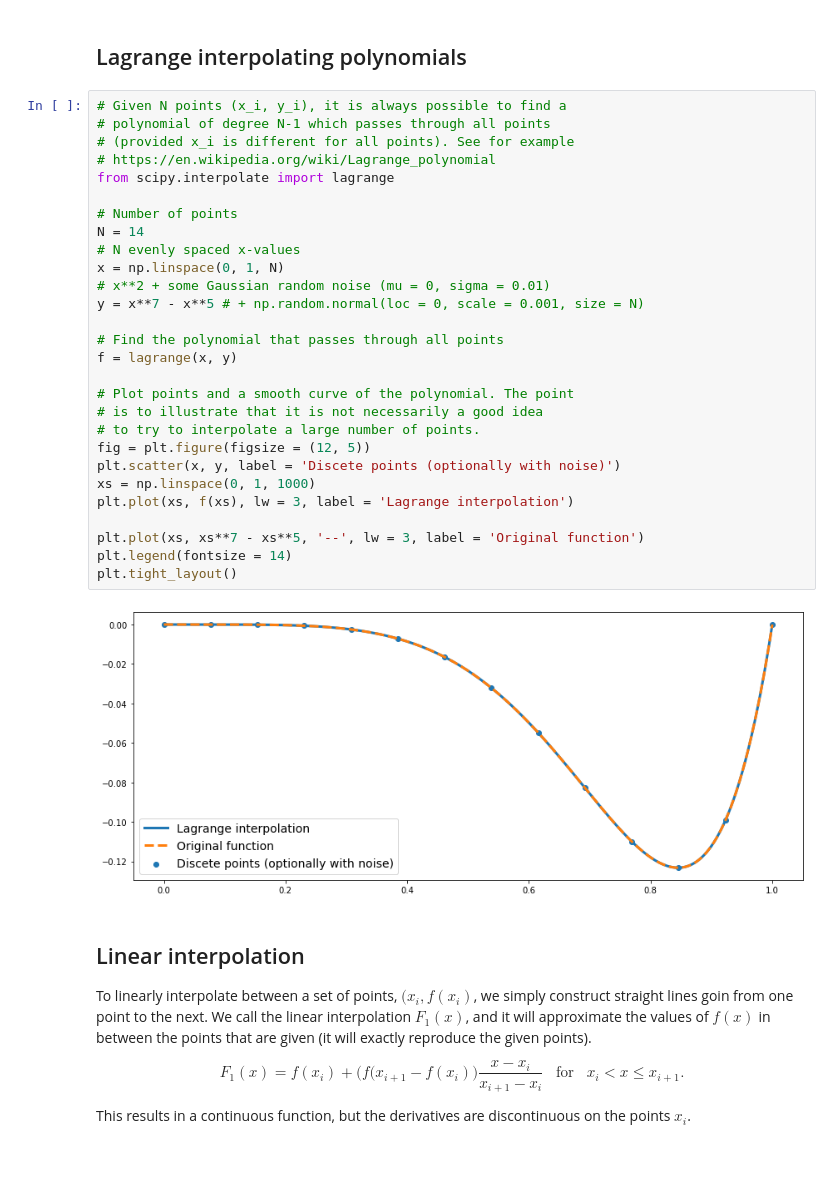
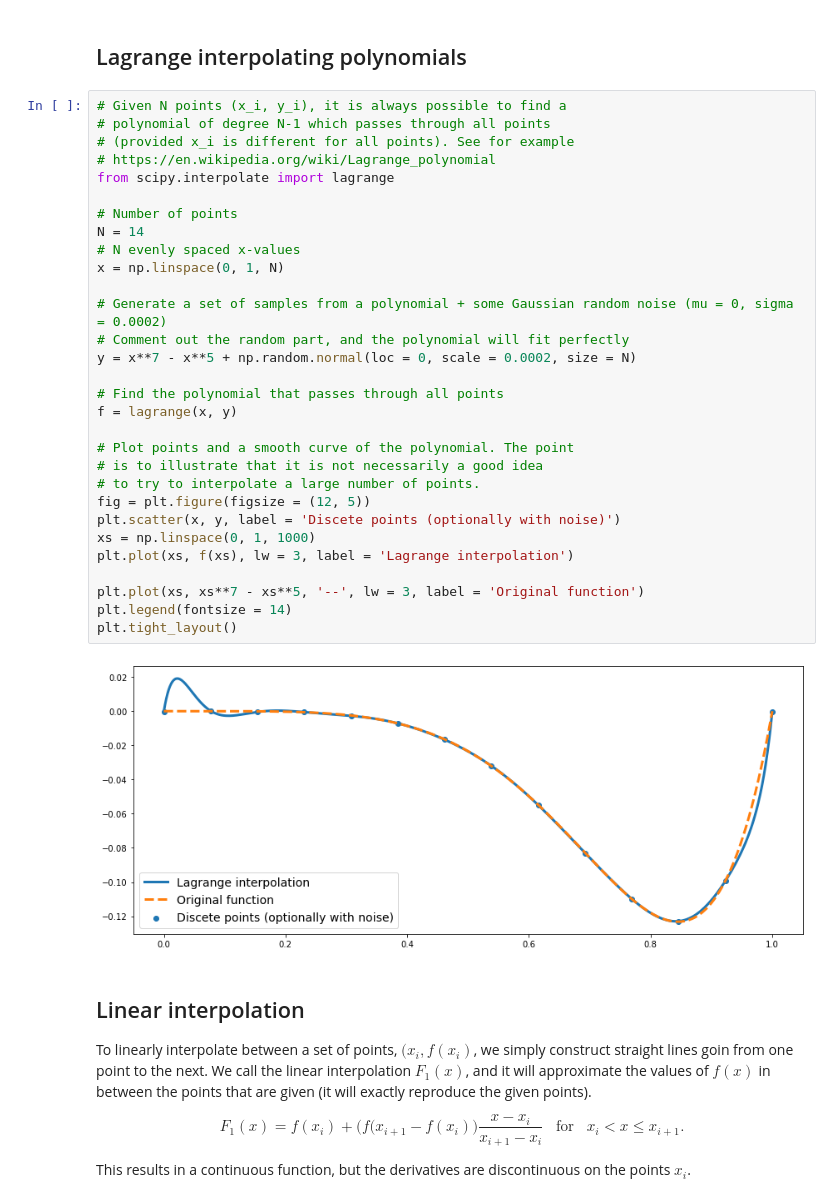
Before and after one commit to nordam/ComputationalPhysics, a Jupyter notebook: Notebooks/7 - Interpolation.ipynb, the cells around one changed output. Saved outputs shown, nothing was run; the diff lists cells and outputs as text; blank space fills up the shorter version.

```diff
--- a/Notebooks/7 - Interpolation.ipynb
+++ b/Notebooks/7 - Interpolation.ipynb
@@ -10,33 +10,35 @@ from matplotlib import pyplot as plt
 # %%
 # Given N points (x_i, y_i), it is always possible to find a
 # polynomial of degree N-1 which passes through all points
 # (provided x_i is different for all points). See for example
 # https://en.wikipedia.org/wiki/Lagrange_polynomial
 from scipy.interpolate import lagrange
 
 # Number of points
 N = 14
 # N evenly spaced x-values
 x = np.linspace(0, 1, N)
-# x**2 + some Gaussian random noise (mu = 0, sigma = 0.01)
-y = x**7 - x**5 # + np.random.normal(loc = 0, scale = 0.001, size = N)
+
+# Generate a set of samples from a polynomial + some Gaussian random noise (mu = 0, sigma = 0.0002)
+# Comment out the random part, and the polynomial will fit perfectly
+y = x**7 - x**5 + np.random.normal(loc = 0, scale = 0.0002, size = N)
 
 # Find the polynomial that passes through all points
 f = lagrange(x, y)
 
 # Plot points and a smooth curve of the polynomial. The point
 # is to illustrate that it is not necessarily a good idea
 # to try to interpolate a large number of points.
 fig = plt.figure(figsize = (12, 5))
 plt.scatter(x, y, label = 'Discete points (optionally with noise)')
 xs = np.linspace(0, 1, 1000)
 plt.plot(xs, f(xs), lw = 3, label = 'Lagrange interpolation')
 
 plt.plot(xs, xs**7 - xs**5, '--', lw = 3, label = 'Original function')
 plt.legend(fontsize = 14)
 plt.tight_layout()
 # %% [output]
-[figure, old version]
+[figure, new version]
 # %% [markdown]
 ## Linear interpolation
 
```
Also changed, not shown: parts of 3 cells of this notebook.
